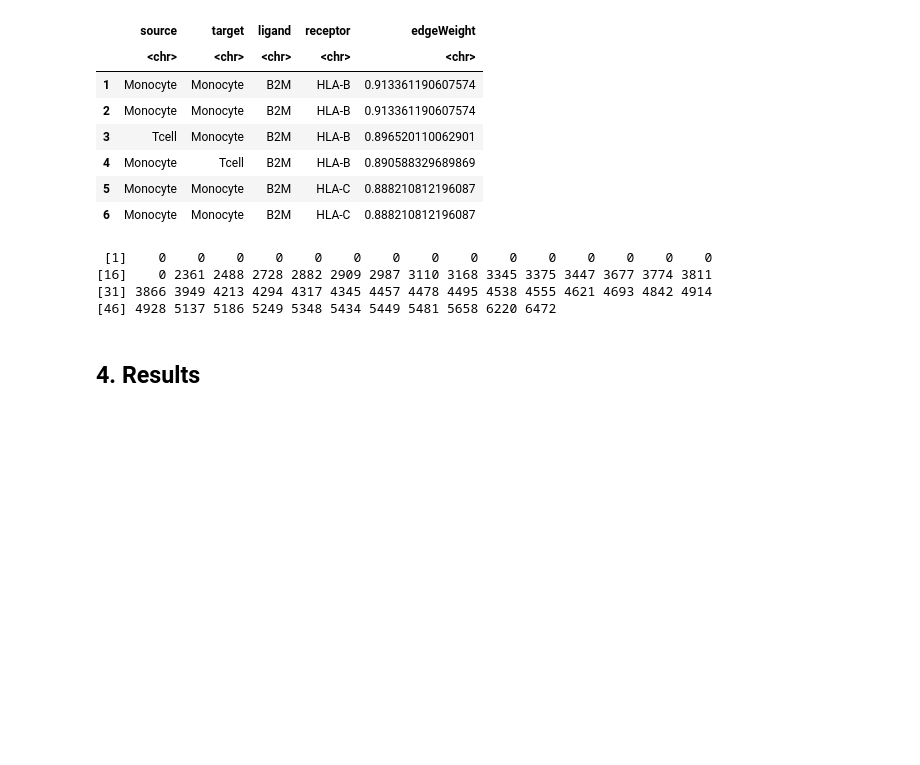
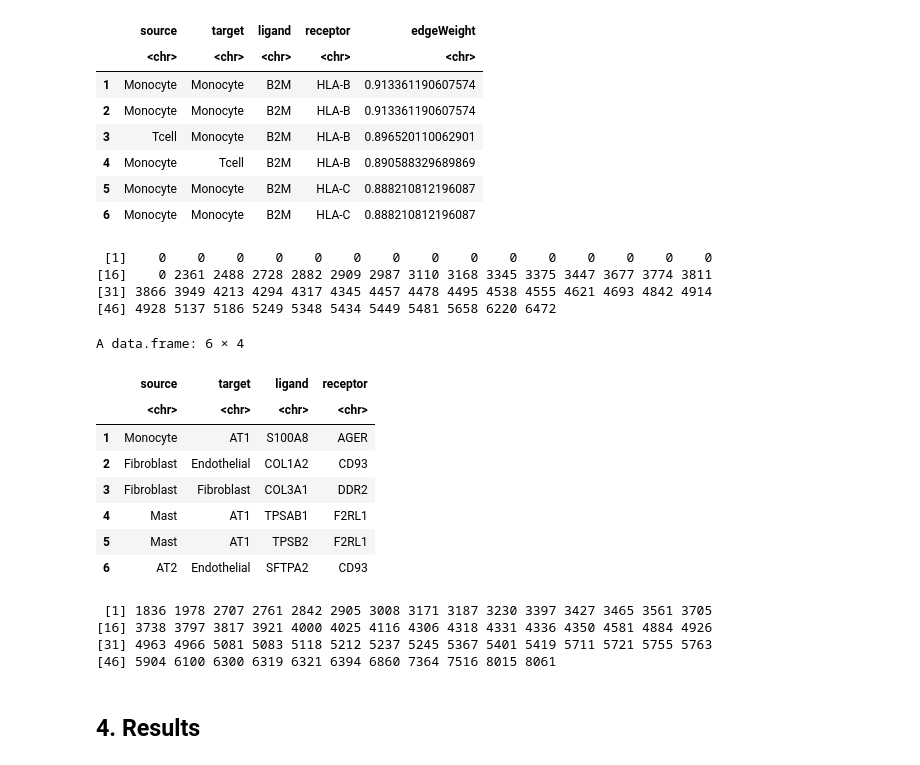
Before and after one commit to mora-lab/cell-cell-interactions, a Jupyter notebook: benchmark-workflow/Workflow.ipynb, the cells around one changed output. Saved outputs shown, nothing was run; the diff lists cells and outputs as text; code cells hidden in the pictures; blank space fills up the shorter version.

```diff
--- a/benchmark-workflow/Workflow.ipynb
+++ b/benchmark-workflow/Workflow.ipynb
@@ -427,0 +442,17 @@ write.table(speed,"Result/speedcci.txt",row.names = F,sep="\t",quote = F)
+# %%
+head(lnlrpairs[[1]])
+sort(lnpairs)
+# %% [output]
+A data.frame: 6 × 4
+|  | source | target | ligand | receptor |
+|  | <chr> | <chr> | <chr> | <chr> |
+| 1 | Monocyte | AT1 | S100A8 | AGER |
+| 2 | Fibroblast | Endothelial | COL1A2 | CD93 |
+| 3 | Fibroblast | Fibroblast | COL3A1 | DDR2 |
+| 4 | Mast | AT1 | TPSAB1 | F2RL1 |
+| 5 | Mast | AT1 | TPSB2 | F2RL1 |
+| 6 | AT2 | Endothelial | SFTPA2 | CD93 |
+ [1] 1836 1978 2707 2761 2842 2905 3008 3171 3187 3230 3397 3427 3465 3561 3705
+[16] 3738 3797 3817 3921 4000 4025 4116 4306 4318 4331 4336 4350 4581 4884 4926
+[31] 4963 4966 5081 5083 5118 5212 5237 5245 5367 5401 5419 5711 5721 5755 5763
+[46] 5904 6100 6300 6319 6321 6394 6860 7364 7516 8015 8061
```
Also changed, not shown: parts of 17 cells of this notebook.
